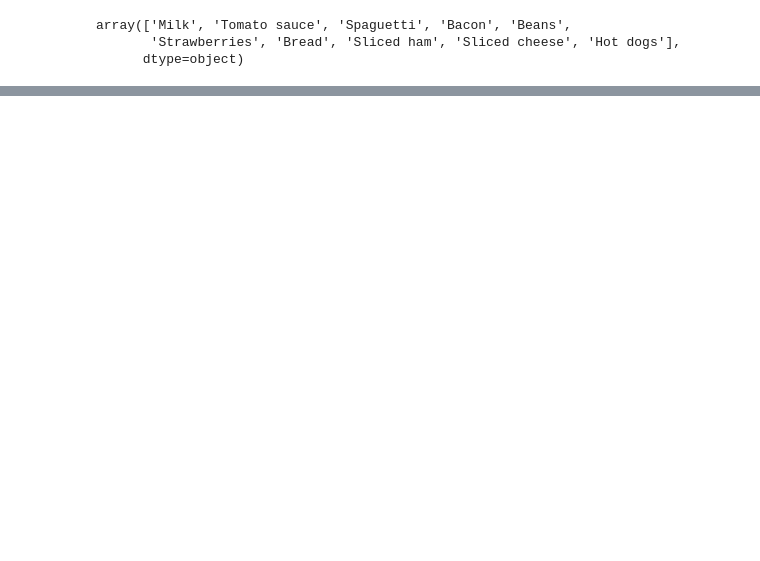
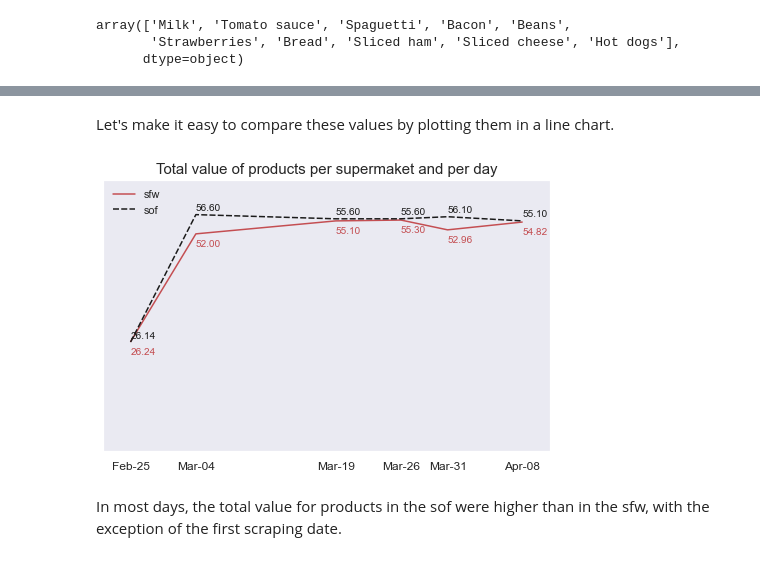
Before and after one commit to clayamakita/webscraping_project_01, a Jupyter notebook: analysis_webscraping.ipynb, the cells around one changed output, grey strips where cells are left out. Cells and saved outputs as stored; diff of their text form; code cells hidden in the pictures; blank space fills up the shorter version.

Commit message:
Improved chart visual on analysis

```diff
--- a/analysis_webscraping.ipynb
+++ b/analysis_webscraping.ipynb
@@ -18,6 +22,10 @@ import pandas as pd
 import glob
 import os
 from datetime import datetime
+import seaborn as sns
+sns.set(style="dark")
+import matplotlib.pyplot as plt
+from matplotlib.dates import DateFormatter
 # %%
 # save path of the current directory to a variable and create a list with path and filenames
 path = os.getcwd()
@@ -192,0 +175,5 @@ webscraping_results[webscraping_results['datetime'] > '2023-02-26'].groupby(['da
+# %%
+# what is the total value of the products per supermarket and per day
+results_grouped = webscraping_results.groupby(['date', 'supermarket'])['product_price'].sum().unstack()
+
+results_grouped
@@ -192,0 +189,41 @@ webscraping_results[webscraping_results['datetime'] > '2023-02-26'].groupby(['da
+# %% [markdown]
+Let's make it easy to compare these values by plotting them in a line chart.
+# %%
+# define size and margins of the chart
+fig, ax = plt.subplots(figsize=(8, 5))
+plt.margins(0.07)
+
+# plot chart
+sns.lineplot(data=results_grouped, palette=['r', 'k'])
+
+# set ttle of the plot
+plt.title('Total value of products per supermaket and per day', fontsize=15)
+
+# set limit of y axis and remove labels from y axis
+plt.ylim(0, 65)
+plt.tick_params(labelleft=False)
+
+# set size of labels in x axis and remove title of x axis
+plt.tick_params(axis='x', labelsize=12)
+plt.xticks(results_grouped.index)
+plt.xlabel('')
+
+# format legend
+plt.legend(frameon=False, loc='upper left')
+
+# plot data labels for both line charts
+for x, y in zip(results_grouped.index, results_grouped['sfw']):
+    plt.text(x=x, y=y-3, s='{:.2f}'.format(y), fontsize=10, color='r')
+
+for x, y in zip(results_grouped.index, results_grouped['sof']):
+    plt.text(x=x, y=y+1, s='{:.2f}'.format(y), fontsize=10, color='k')
+
+# define the date format
+date_form = DateFormatter("%b-%d")
+ax.xaxis.set_major_formatter(date_form)
+
+plt.show()
+# %% [output]
+[figure, added]
+# %% [markdown]
+In most days, the total value for products in the sof were higher than in the sfw, with the exception of the first scraping date.
```
Also changed, not shown: parts of 21 cells of this notebook.
